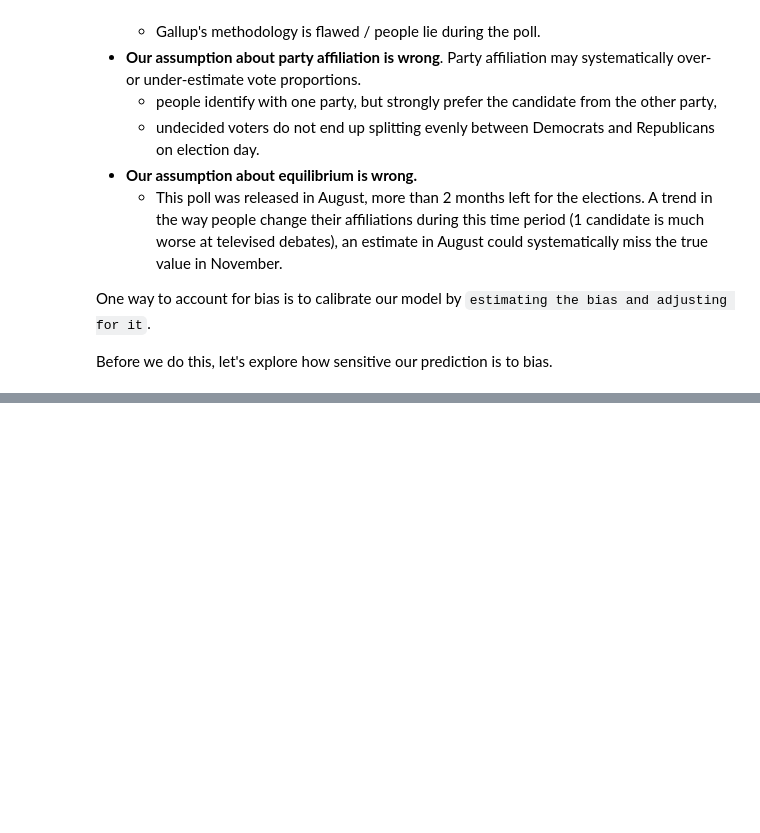
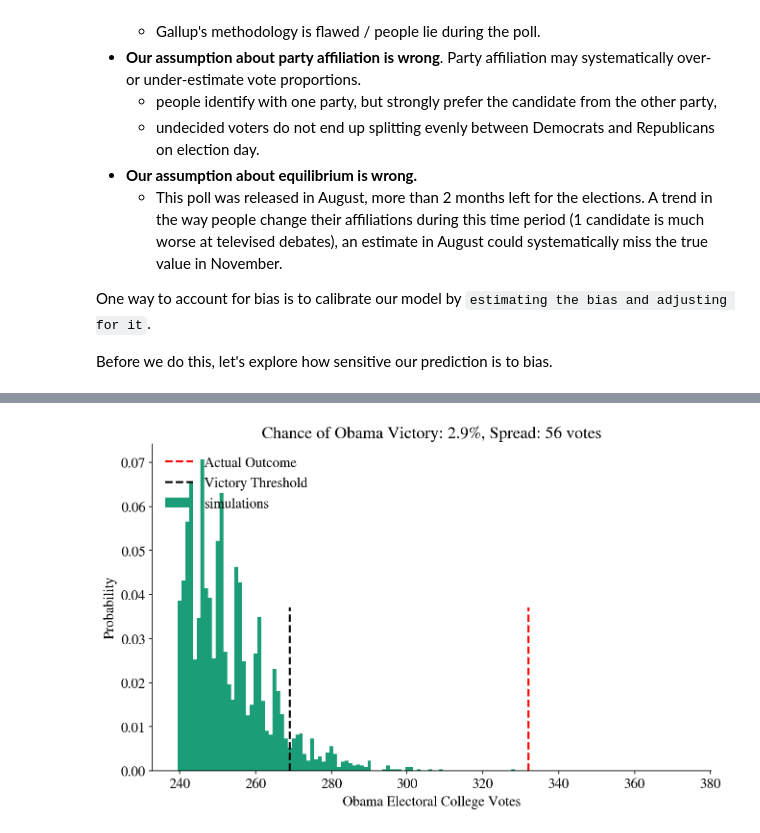
Before and after one commit to joaoDragado/dSc_roadmap, a Jupyter notebook: projects/SimulatingSilver/HW2_user.ipynb, the cells around one changed output, grey strips where cells are left out. Drawn from its saved outputs; the diff is of its cells as text; code cells hidden in the pictures; blank space fills up the shorter version.

```diff
--- a/projects/SimulatingSilver/HW2_user.ipynb
+++ b/projects/SimulatingSilver/HW2_user.ipynb
@@ -410,0 +455,8 @@ Before we do this, let's explore how sensitive our prediction is to bias.
+# %%
+# 5% bias
+model5 = biased_gallup(gallup_2012, 5)
+model5 = model5.join(electoral_votes)
+prediction5 = simulate_election(model5, 10000)
+plot_simulation(prediction5)
+# %% [output]
+[figure, added]
```
Also changed, not shown: parts of 18 cells of this notebook.
